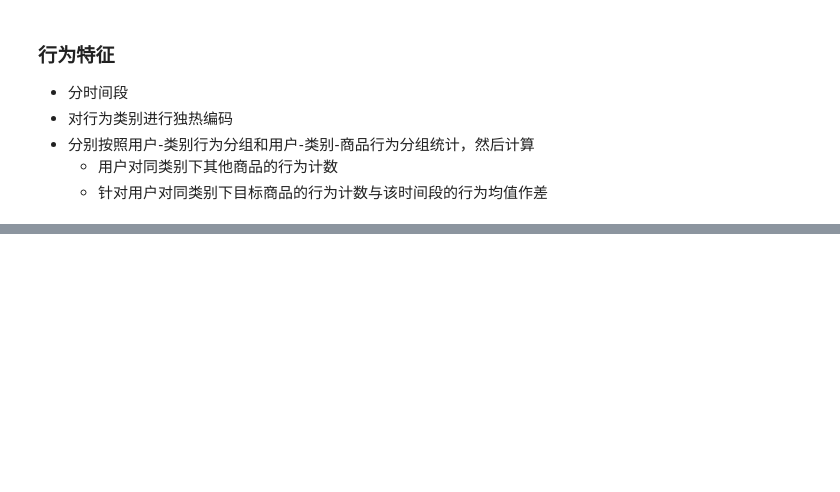
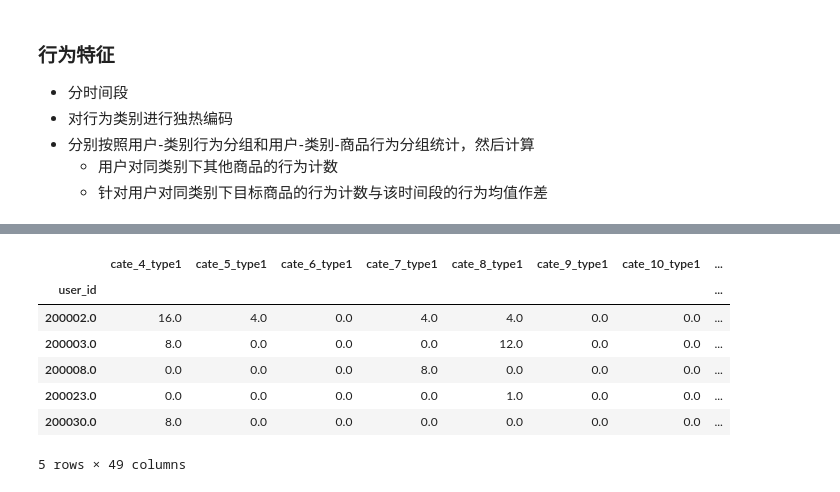
Before and after one commit to ben1234560/AiLearning-Theory-Applying, a Jupyter notebook: 机器学习竞赛实战_优胜解决方案/京东用户购买意向预测/3-特征工程.ipynb, the cells around one changed output, grey strips where cells are left out. Cells and saved outputs as stored; diff of their text form; code cells hidden in the pictures; blank space fills up the shorter version.

```diff
--- a/机器学习竞赛实战_优胜解决方案/京东用户购买意向预测/3-特征工程.ipynb
+++ b/机器学习竞赛实战_优胜解决方案/京东用户购买意向预测/3-特征工程.ipynb
@@ -390,0 +626,3 @@ actions.head(20)
+# %%
+actions.columns = actions.columns.swaplevel(0, 1)
+actions.columns
@@ -390,0 +633,3 @@ actions.head(20)
+# %%
+actions.columns = actions.columns.droplevel()
+actions.columns
@@ -390,0 +646,16 @@ actions.head(20)
+# %%
+actions.columns = [
+        'cate_4_type1', 'cate_5_type1', 'cate_6_type1', 'cate_7_type1',
+        'cate_8_type1', 'cate_9_type1', 'cate_10_type1', 'cate_11_type1',
+        'cate_4_type2', 'cate_5_type2', 'cate_6_type2', 'cate_7_type2',
+        'cate_8_type2', 'cate_9_type2', 'cate_10_type2', 'cate_11_type2',
+        'cate_4_type3', 'cate_5_type3', 'cate_6_type3', 'cate_7_type3',
+        'cate_8_type3', 'cate_9_type3', 'cate_10_type3', 'cate_11_type3',
+        'cate_4_type4', 'cate_5_type4', 'cate_6_type4', 'cate_7_type4',
+        'cate_8_type4', 'cate_9_type4', 'cate_10_type4', 'cate_11_type4',
+        'cate_4_type5', 'cate_5_type5', 'cate_6_type5', 'cate_7_type5',
+        'cate_8_type5', 'cate_9_type5', 'cate_10_type5', 'cate_11_type5',
+        'cate_4_type6', 'cate_5_type6', 'cate_6_type6', 'cate_7_type6',
+        'cate_8_type6', 'cate_9_type6', 'cate_10_type6', 'cate_11_type6'
+    ]
+actions.columns
@@ -390,0 +676,13 @@ actions.head(20)
+# %%
+actions = actions.fillna(0)
+actions['cate_action_sum'] = actions.sum(axis=1)
+actions.head()
+# %% [output]
+|  | cate_4_type1 | cate_5_type1 | cate_6_type1 | cate_7_type1 | cate_8_type1 | cate_9_type1 | cate_10_type1 | ... |
+| user_id |  |  |  |  |  |  |  | ... |
+| 200002.0 | 16.0 | 4.0 | 0.0 | 4.0 | 4.0 | 0.0 | 0.0 | ... |
+| 200003.0 | 8.0 | 0.0 | 0.0 | 0.0 | 12.0 | 0.0 | 0.0 | ... |
+| 200008.0 | 0.0 | 0.0 | 0.0 | 8.0 | 0.0 | 0.0 | 0.0 | ... |
+| 200023.0 | 0.0 | 0.0 | 0.0 | 0.0 | 1.0 | 0.0 | 0.0 | ... |
+| 200030.0 | 8.0 | 0.0 | 0.0 | 0.0 | 0.0 | 0.0 | 0.0 | ... |
+5 rows × 49 columns
```
Also changed, not shown: parts of 42 cells of this notebook.
